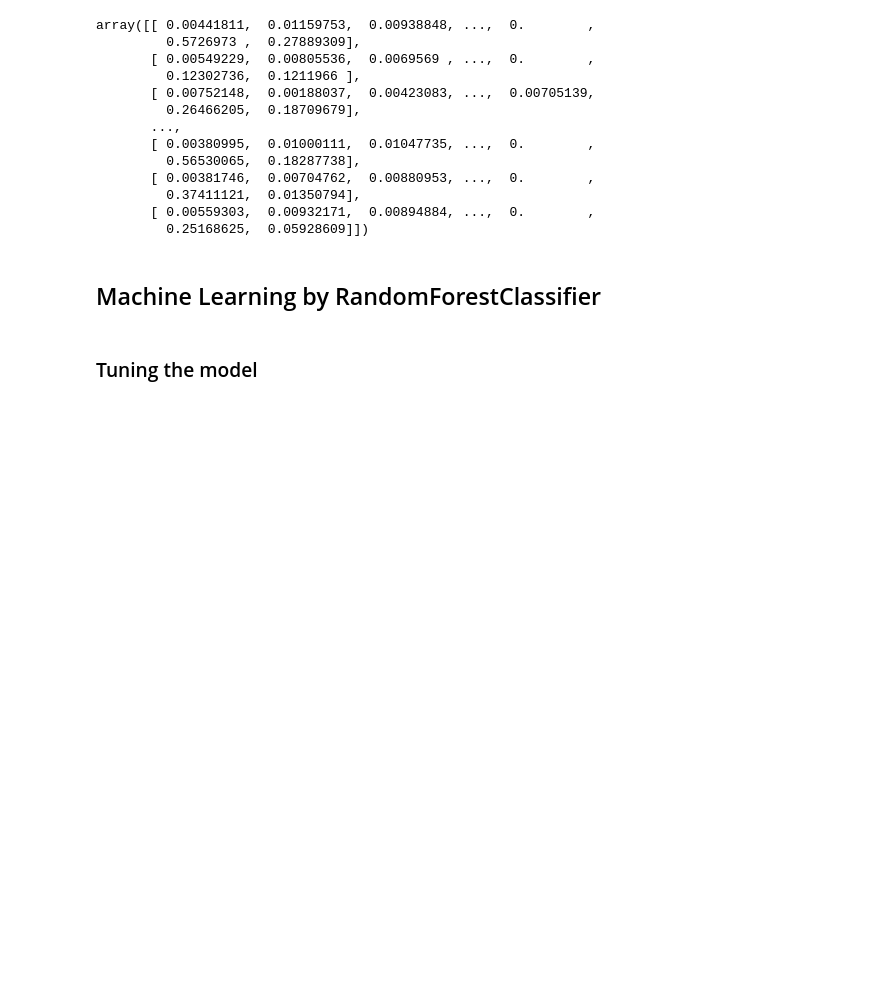
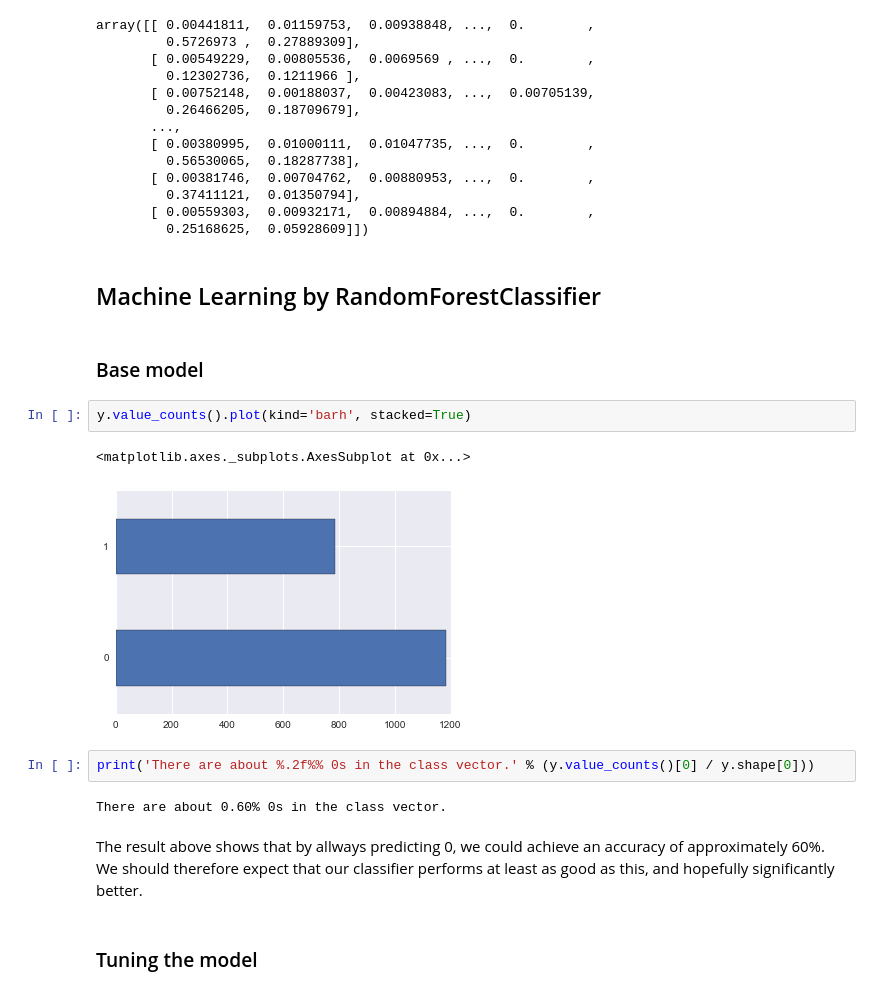
Before and after one commit to PaluchowskiMatthew/ADA-Kepler, a Jupyter notebook: 05 - Applied ML/Applied ML - Learning curve and grid search.ipynb, the cells around one changed output. Saved outputs shown, nothing was run; the diff lists cells and outputs as text; blank space fills up the shorter version.

Commit message:
Some comments, base classifyer

```diff
--- a/05 - Applied ML/Applied ML - Learning curve and grid search.ipynb
+++ b/05 - Applied ML/Applied ML - Learning curve and grid search.ipynb
@@ -378,5 +378,19 @@ array([[ 0.00441811,  0.01159753,  0.00938848, ...,  0.        ,
          0.25168625,  0.05928609]])
 # %% [markdown]
 ## Machine Learning by RandomForestClassifier
+# %% [markdown]
+### Base model
+# %%
+y.value_counts().plot(kind='barh', stacked=True)
+# %% [output]
+<matplotlib.axes._subplots.AxesSubplot at 0x...>
+[figure, added]
+# %%
+print('There are about %.2f%% 0s in the class vector.' % (y.value_counts()[0] / y.shape[0]))
+# %% [output]
+There are about 0.60% 0s in the class vector.
+# %% [markdown]
+The result above shows that by allways predicting 0, we could achieve an accuracy of approximately 60%.
+We should therefore expect that our classifier performs at least as good as this, and hopefully significantly better.
 # %% [markdown]
 ### Tuning the model
```
Also changed, not shown: parts of 26 cells of this notebook.
